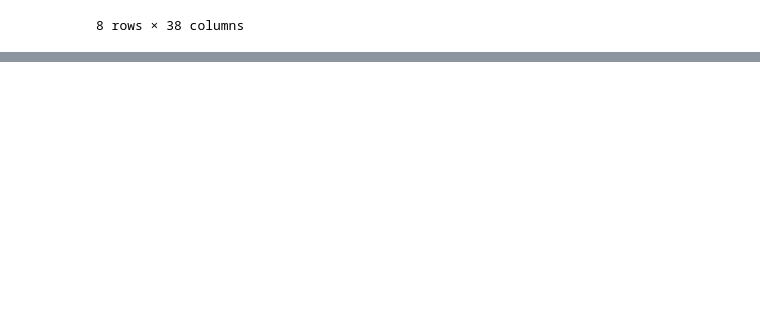
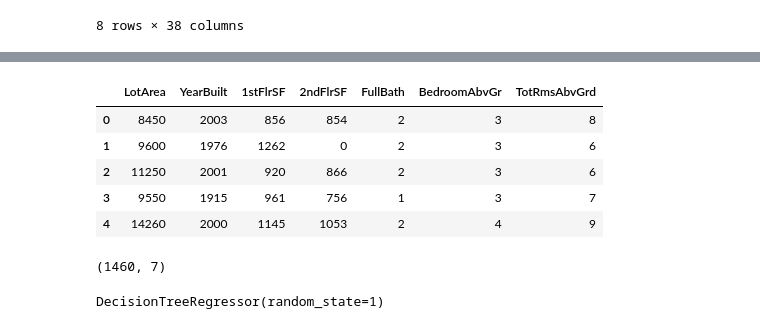
Before and after one commit to vincentmuiruri/Kaggle-Machine-Learning, a Jupyter notebook: Housing Prices Competition/iowa_housing.ipynb, the cells around one changed output, grey strips where cells are left out. Drawn from its saved outputs; the diff is of its cells as text; code cells hidden in the pictures; blank space fills up the shorter version.

Commit message:
iowa_housing_challenge completed

```diff
--- a/Housing Prices Competition/iowa_housing.ipynb
+++ b/Housing Prices Competition/iowa_housing.ipynb
@@ -31,0 +79,32 @@ iowa_data.describe()
+# %%
+# choosing the features to be inputted in the model
+iowa_features = ['LotArea','YearBuilt','1stFlrSF','2ndFlrSF','FullBath','BedroomAbvGr','TotRmsAbvGrd']
+
+# assigning the features of the model to X
+X = iowa_data[iowa_features]
+# %%
+# show the x variable
+X.head()
+# %% [output]
+|  | LotArea | YearBuilt | 1stFlrSF | 2ndFlrSF | FullBath | BedroomAbvGr | TotRmsAbvGrd |
+| 0 | 8450 | 2003 | 856 | 854 | 2 | 3 | 8 |
+| 1 | 9600 | 1976 | 1262 | 0 | 2 | 3 | 6 |
+| 2 | 11250 | 2001 | 920 | 866 | 2 | 3 | 6 |
+| 3 | 9550 | 1915 | 961 | 756 | 1 | 3 | 7 |
+| 4 | 14260 | 2000 | 1145 | 1053 | 2 | 4 | 9 |
+# %%
+# statistical summary of the features
+X.shape
+# %% [output]
+(1460, 7)
+# %%
+# importing the sklearn library
+from sklearn.tree import DecisionTreeRegressor
+
+# Define model. Specify a number for random_state to ensure same results each run
+dt_model = DecisionTreeRegressor(random_state=1)
+
+# Fit model
+dt_model.fit(X, y)
+# %% [output]
+DecisionTreeRegressor(random_state=1)
```
Also changed, not shown: parts of 12 cells of this notebook, 1 other file.
